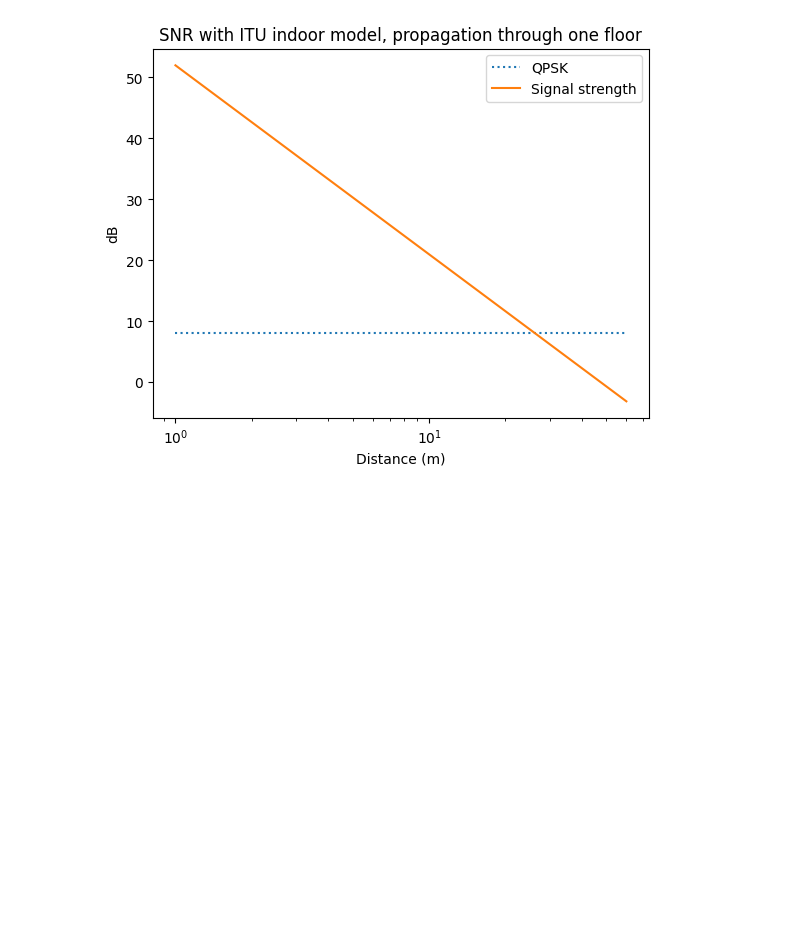
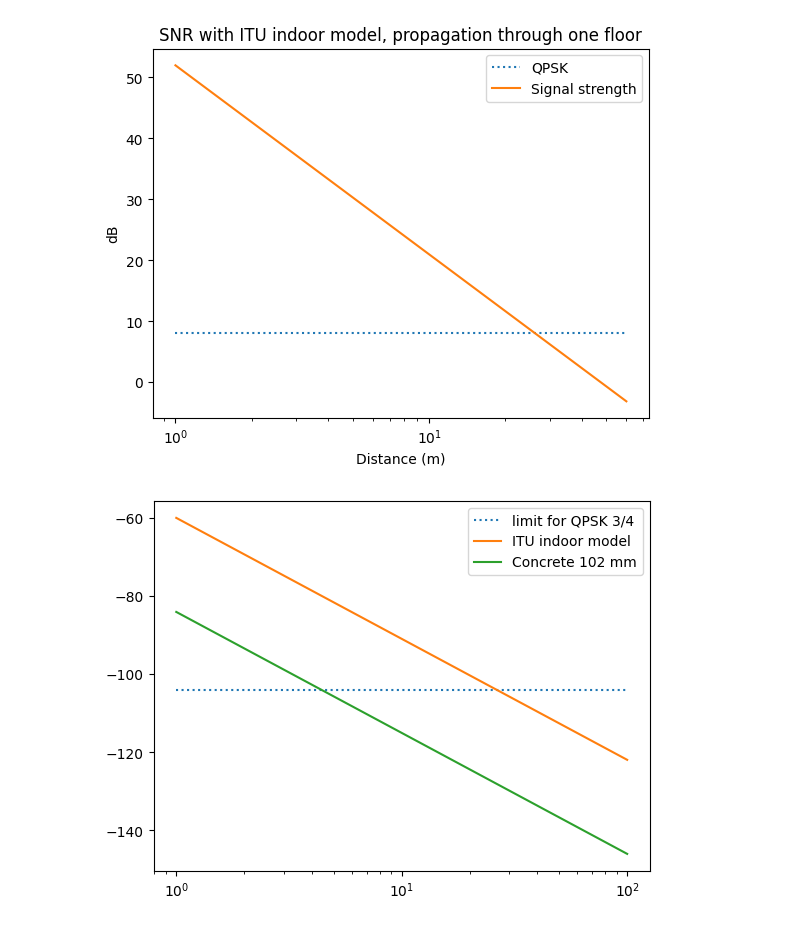
Before and after one commit to Joinatan/wireless_systems, a Jupyter notebook: casestudy1b/case_study1b.ipynb, the cells around one changed output. Cells and saved outputs as stored; diff of their text form; code cells hidden in the pictures; blank space fills up the shorter version.

```diff
--- a/casestudy1b/case_study1b.ipynb
+++ b/casestudy1b/case_study1b.ipynb
@@ -85,3 +85,24 @@ plt.legend()
 # %% [output]
 <matplotlib.legend.Legend at 0x...>
 [figure]
+# %%
+#-------------PLOT RECEIVED POWER
+received_power_list = []
+received_power_list_drywall = []
+received_power_list_concrete = []
+
+distance = 100
+
+for i in range(1, distance + 1):
+    received_power_list.append(todB(tx_power * antenna_gain**2 / (ITU_indoor_propagation(i))))
+    received_power_list_drywall.append(received_power_list[i-1] - drywallLoss * 2)
+    received_power_list_concrete.append(received_power_list[i-1] - concreteLoss)
+
+plt.plot(range(1, distance + 1), [-74-30 for x in range(0,distance)], label='limit for QPSK 3/4', linestyle='dotted')
+plt.plot(range(1, distance + 1), received_power_list, label='ITU indoor model')
+#plt.plot(range(1, distance + 1), received_power_list_drywall, label='Drywall')
+plt.plot(range(1, distance + 1), received_power_list_concrete, label='Concrete 102 mm')
+plt.legend()
+plt.xscale('log')
+# %% [output]
+[figure, added]
```
Also changed, not shown: parts of 2 cells of this notebook, 2 other files.
